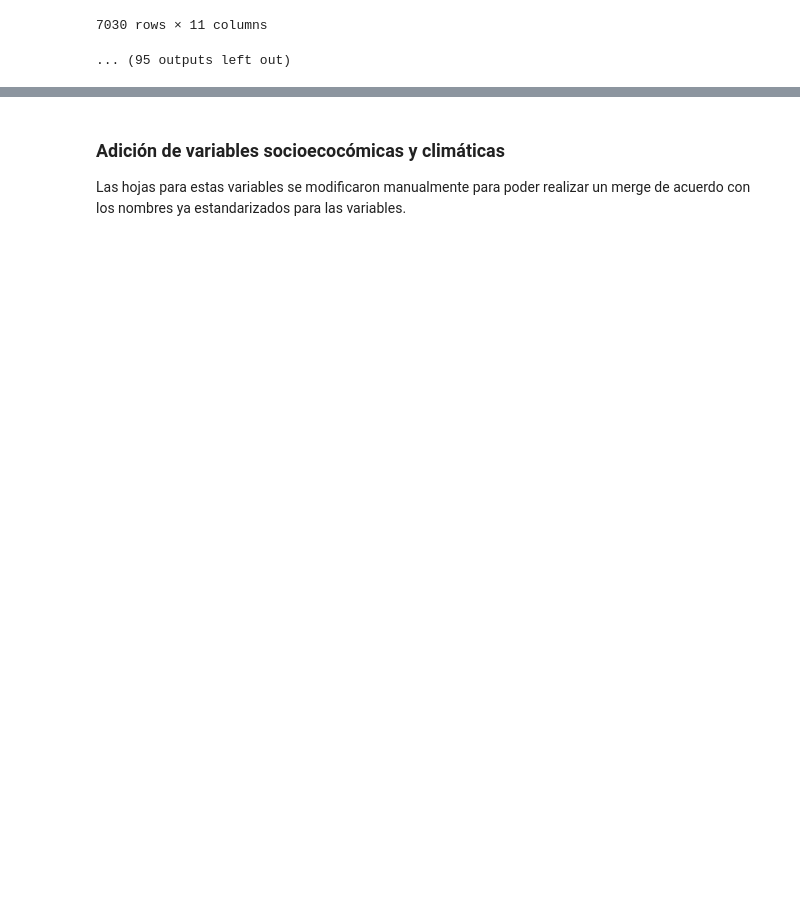
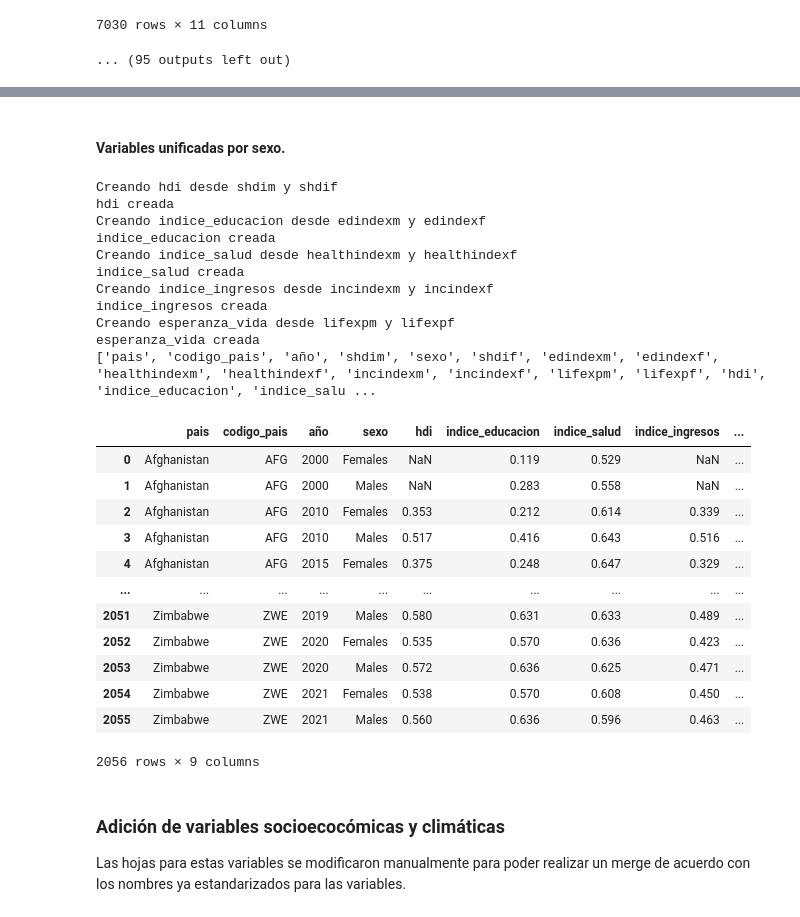
Before and after one commit to P-arsimony/DALY_DataAnalysis, a Jupyter notebook: Data_Cleaning_ByCountry.ipynb, the cells around one changed output, grey strips where cells are left out. Drawn from its saved outputs; the diff is of its cells as text; code cells hidden in the pictures; blank space fills up the shorter version.

```diff
--- a/Data_Cleaning_ByCountry.ipynb
+++ b/Data_Cleaning_ByCountry.ipynb
@@ -291,3 +548,58 @@ Año: 2010, Edad: 30-49
+# %% [markdown]
+#### Variables unificadas por sexo.
+# %%
+# Índex para cada variable - VERSIÓN SIMPLE
+mapeo_indices = {
+    'hdi': ['shdim', 'shdif'],
+    'indice_educacion': ['edindexm', 'edindexf'],
+    'indice_salud': ['healthindexm', 'healthindexf'],
+    'indice_ingresos': ['incindexm', 'incindexf'],
+    'esperanza_vida': ['lifexpm', 'lifexpf']
+}
+
+for nombre_base, (col_masc, col_fem) in mapeo_indices.items():
+    print(f"Creando {nombre_base} desde {col_masc} y {col_fem}")
+
+    # Verificar que las columnas existen DIRECTAMENTE (sin búsqueda compleja)
+    if col_masc in df_hdi_base.columns and col_fem in df_hdi_base.columns:
+        # Crear columna unificada con np.where
+        df_hdi_base[nombre_base] = np.where(
+            df_hdi_base['sexo'] == 'Males',
+            df_hdi_base[col_masc],
+            df_hdi_base[col_fem]
+        )
+        print(f"{nombre_base} creada")
+
+# Mostrar resultado
+print(df_hdi_base.columns.tolist())
+
+df_hdi_base = df_hdi_base.drop(columns = ['shdif', 'shdim', 'edindexm', 'edindexf', 'healthindexm', 'healthindexf', 'incindexm', 'incindexf', 'lifexpm', 'lifexpf'])
+display(df_hdi_base)
+# %% [output]
+Creando hdi desde shdim y shdif
+hdi creada
+Creando indice_educacion desde edindexm y edindexf
+indice_educacion creada
+Creando indice_salud desde healthindexm y healthindexf
+indice_salud creada
+Creando indice_ingresos desde incindexm y incindexf
+indice_ingresos creada
+Creando esperanza_vida desde lifexpm y lifexpf
+esperanza_vida creada
+['pais', 'codigo_pais', 'año', 'shdim', 'sexo', 'shdif', 'edindexm', 'edindexf', 'healthindexm', 'healthindexf', 'incindexm', 'incindexf', 'lifexpm', 'lifexpf', 'hdi', 'indice_educacion', 'indice_salu ...
+|  | pais | codigo_pais | año | sexo | hdi | indice_educacion | indice_salud | indice_ingresos | ... |
+| 0 | Afghanistan | AFG | 2000 | Females | NaN | 0.119 | 0.529 | NaN | ... |
+| 1 | Afghanistan | AFG | 2000 | Males | NaN | 0.283 | 0.558 | NaN | ... |
+| 2 | Afghanistan | AFG | 2010 | Females | 0.353 | 0.212 | 0.614 | 0.339 | ... |
+| 3 | Afghanistan | AFG | 2010 | Males | 0.517 | 0.416 | 0.643 | 0.516 | ... |
+| 4 | Afghanistan | AFG | 2015 | Females | 0.375 | 0.248 | 0.647 | 0.329 | ... |
+| ... | ... | ... | ... | ... | ... | ... | ... | ... | ... |
+| 2051 | Zimbabwe | ZWE | 2019 | Males | 0.580 | 0.631 | 0.633 | 0.489 | ... |
+| 2052 | Zimbabwe | ZWE | 2020 | Females | 0.535 | 0.570 | 0.636 | 0.423 | ... |
+| 2053 | Zimbabwe | ZWE | 2020 | Males | 0.572 | 0.636 | 0.625 | 0.471 | ... |
+| 2054 | Zimbabwe | ZWE | 2021 | Females | 0.538 | 0.570 | 0.608 | 0.450 | ... |
+| 2055 | Zimbabwe | ZWE | 2021 | Males | 0.560 | 0.636 | 0.596 | 0.463 | ... |
+2056 rows × 9 columns
 # %% [markdown]
 ### Adición de variables socioecocómicas y climáticas
 Las hojas para estas variables se modificaron manualmente para poder realizar un merge de acuerdo con los nombres ya estandarizados para las variables.
```
Also changed, not shown: parts of 28 cells of this notebook, 1 other file.
